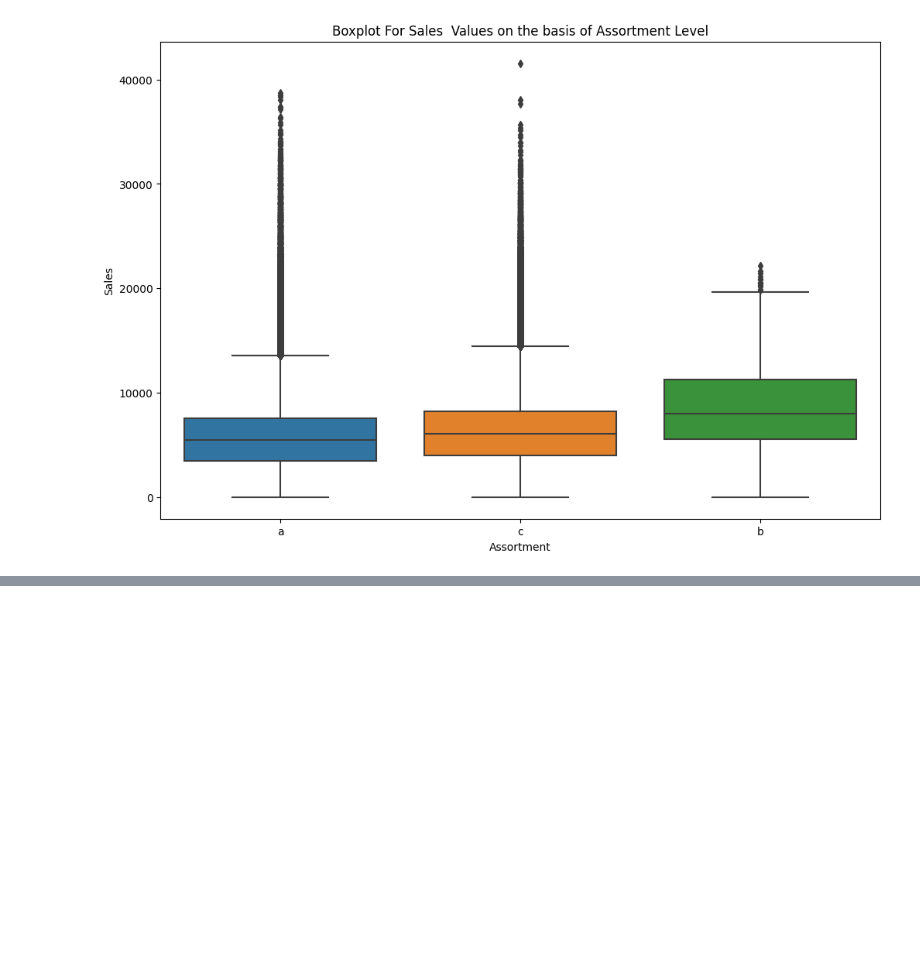
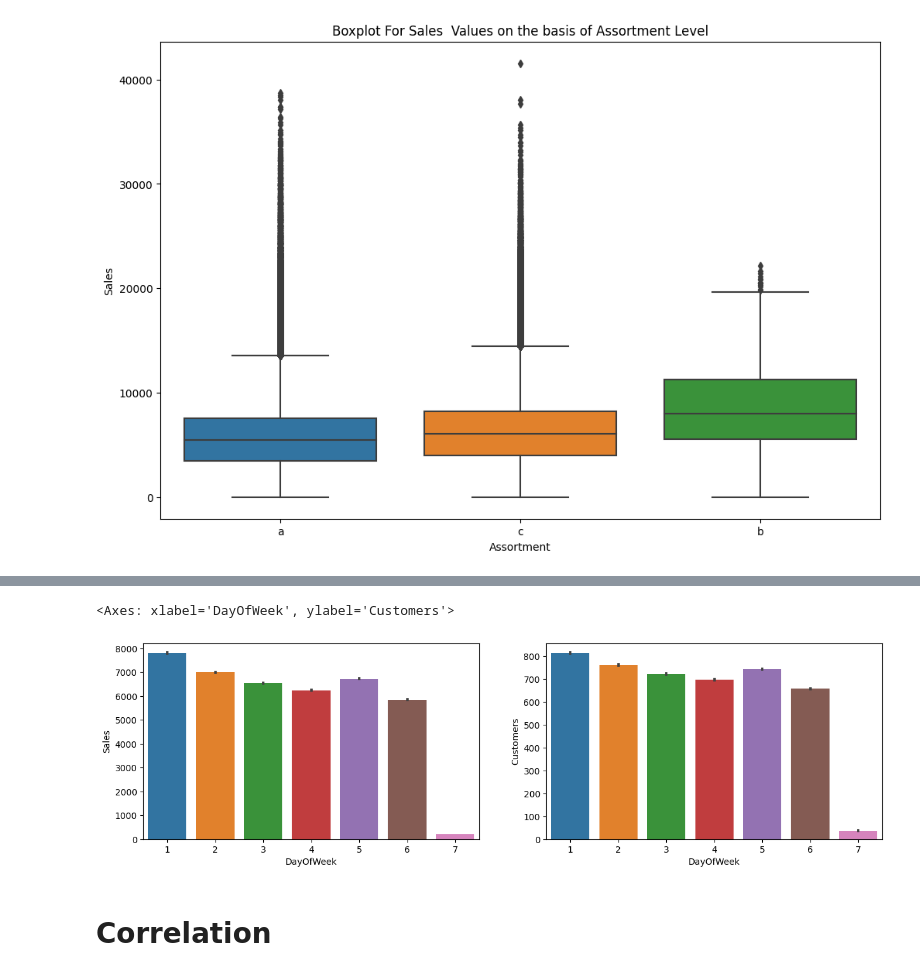
Before and after one commit to Koti-RK/Retail-Sales-Prediction, a Jupyter notebook: Retail_sales_prediction.ipynb, the cells around one changed output, grey strips where cells are left out. Cells and saved outputs as stored; diff of their text form; code cells hidden in the pictures; blank space fills up the shorter version.

```diff
--- a/Retail_sales_prediction.ipynb
+++ b/Retail_sales_prediction.ipynb
@@ -417,0 +439,11 @@ Text(0.5, 1.0, 'Boxplot For Sales  Values on the basis of Assortment Level')
+# %%
+#Which day of the week has maximum sales and Customers
+fig, (axis1,axis2) = plt.subplots(1,2,figsize=(15,4))
+
+sns.barplot(x='DayOfWeek', y='Sales', data=merged_df, order=[1,2,3,4,5,6,7], ax=axis1)
+sns.barplot(x='DayOfWeek', y='Customers', data=merged_df, order=[1,2,3,4,5,6,7], ax=axis2)
+# %% [output]
+<Axes: xlabel='DayOfWeek', ylabel='Customers'>
+[figure, added]
+# %% [markdown]
+# Correlation
```
Also changed, not shown: parts of 35 cells of this notebook.
